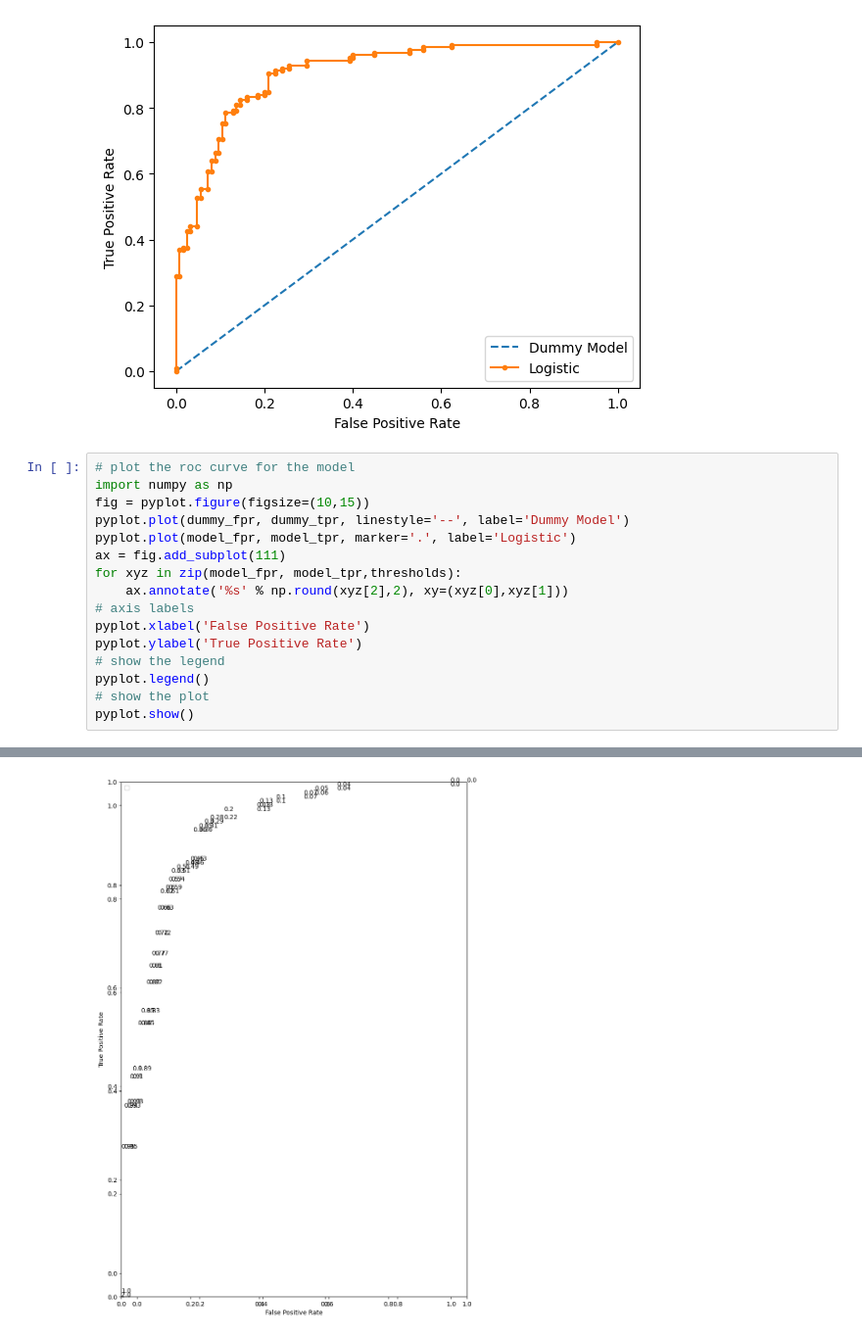
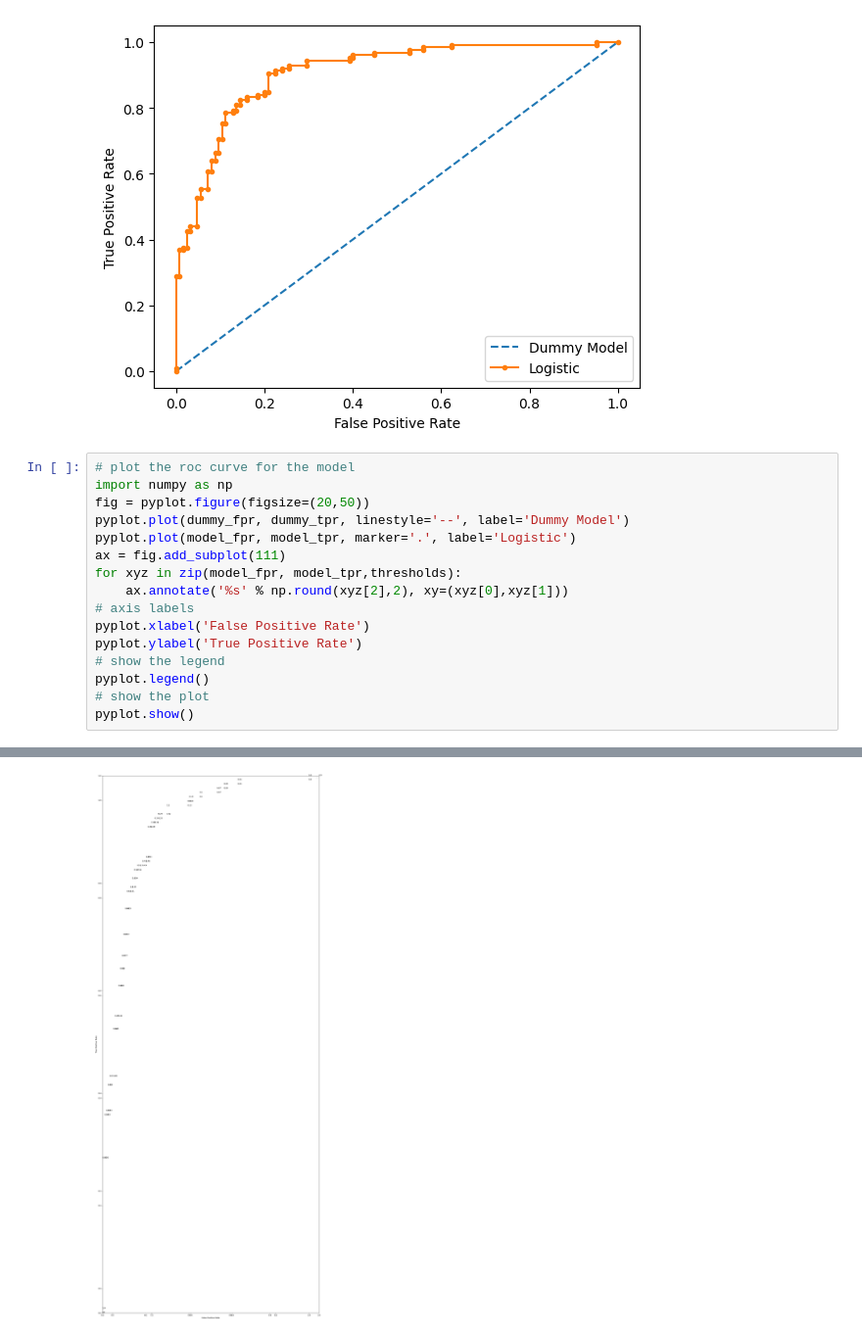
Before and after one commit to svgoudar/data_science_tutorial, a Jupyter notebook: ML/7.Logistic_regression/Practicals/Logistic Regression Implementation.ipynb, the cells around one changed output, grey strips where cells are left out. Shown: that part at 98% size. Cells and saved outputs as stored; diff of their text form.

```diff
--- a/ML/7.Logistic_regression/Practicals/Logistic Regression Implementation.ipynb
+++ b/ML/7.Logistic_regression/Practicals/Logistic Regression Implementation.ipynb
@@ -766,7 +778,7 @@ pyplot.show()
 # %%
 # plot the roc curve for the model
 import numpy as np
-fig = pyplot.figure(figsize=(10,15))
+fig = pyplot.figure(figsize=(20,50))
 pyplot.plot(dummy_fpr, dummy_tpr, linestyle='--', label='Dummy Model')
 pyplot.plot(model_fpr, model_tpr, marker='.', label='Logistic')
 ax = fig.add_subplot(111)
@@ -783 +796 @@ pyplot.show()
-[figure, old version]
+[figure, new version]
```
Also changed, not shown: parts of 3 cells of this notebook.
